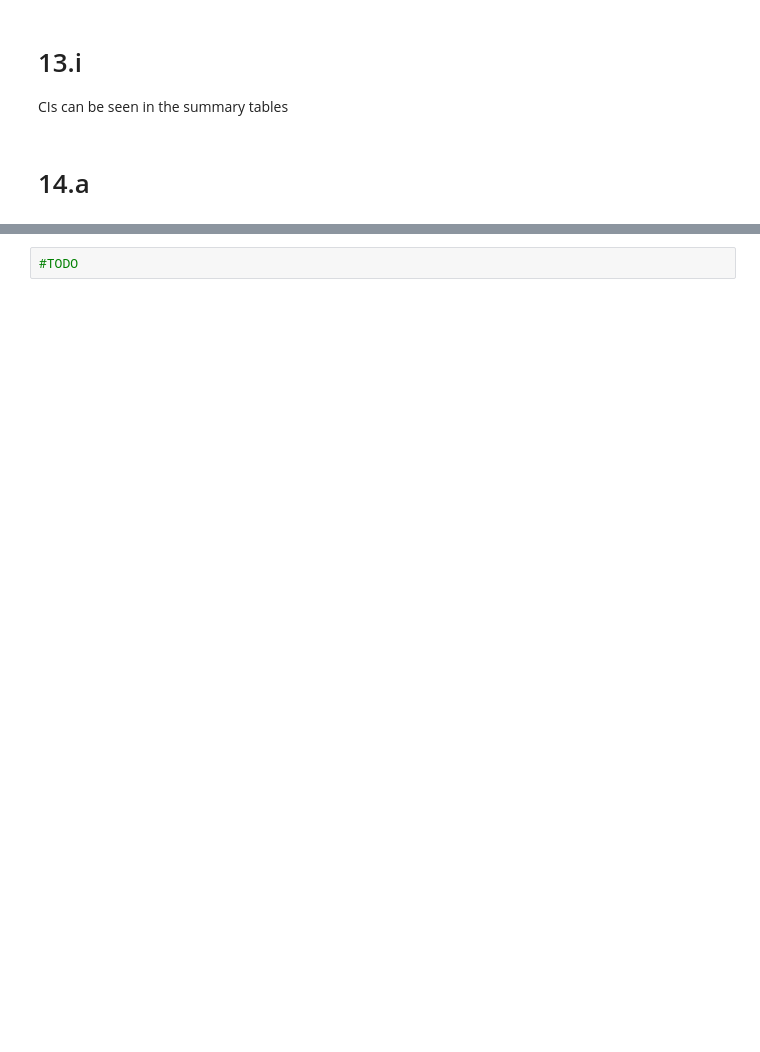
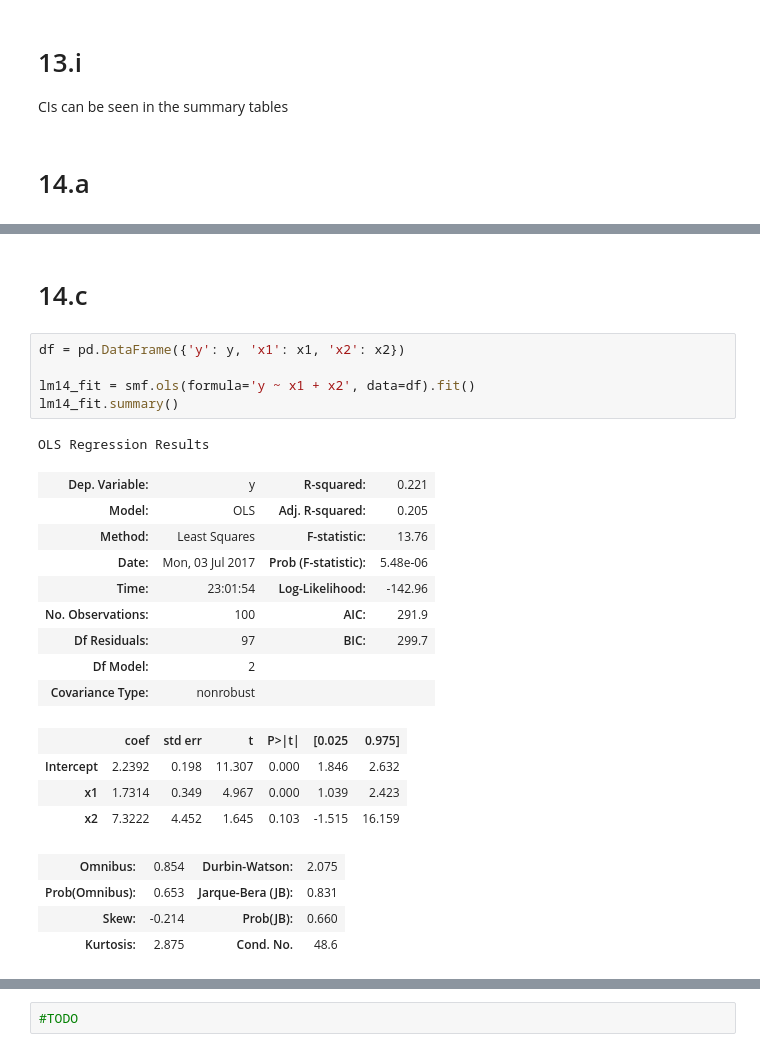
Before and after one commit to emredjan/ISL-python, a Jupyter notebook: exercises/exercises_3.7_linear_regression.ipynb, the cells around one changed output, grey strips where cells are left out. Drawn from its saved outputs; the diff is of its cells as text; blank space fills up the shorter version.

```diff
--- a/exercises/exercises_3.7_linear_regression.ipynb
+++ b/exercises/exercises_3.7_linear_regression.ipynb
@@ -658,0 +679,26 @@ CIs can be seen in the summary tables
+# %% [markdown]
+# 14.c
+# %%
+df = pd.DataFrame({'y': y, 'x1': x1, 'x2': x2})
+
+lm14_fit = smf.ols(formula='y ~ x1 + x2', data=df).fit()
+lm14_fit.summary()
+# %% [output]
+OLS Regression Results
+| Dep. Variable: | y | R-squared: | 0.221 |
+| Model: | OLS | Adj. R-squared: | 0.205 |
+| Method: | Least Squares | F-statistic: | 13.76 |
+| Date: | Mon, 03 Jul 2017 | Prob (F-statistic): | 5.48e-06 |
+| Time: | 23:01:54 | Log-Likelihood: | -142.96 |
+| No. Observations: | 100 | AIC: | 291.9 |
+| Df Residuals: | 97 | BIC: | 299.7 |
+| Df Model: | 2 |  |  |
+| Covariance Type: | nonrobust |  |  |
+|  | coef | std err | t | P>|t| | [0.025 | 0.975] |
+| Intercept | 2.2392 | 0.198 | 11.307 | 0.000 | 1.846 | 2.632 |
+| x1 | 1.7314 | 0.349 | 4.967 | 0.000 | 1.039 | 2.423 |
+| x2 | 7.3222 | 4.452 | 1.645 | 0.103 | -1.515 | 16.159 |
+| Omnibus: | 0.854 | Durbin-Watson: | 2.075 |
+| Prob(Omnibus): | 0.653 | Jarque-Bera (JB): | 0.831 |
+| Skew: | -0.214 | Prob(JB): | 0.660 |
+| Kurtosis: | 2.875 | Cond. No. | 48.6 |
```
Also changed, not shown: parts of 37 cells of this notebook.
